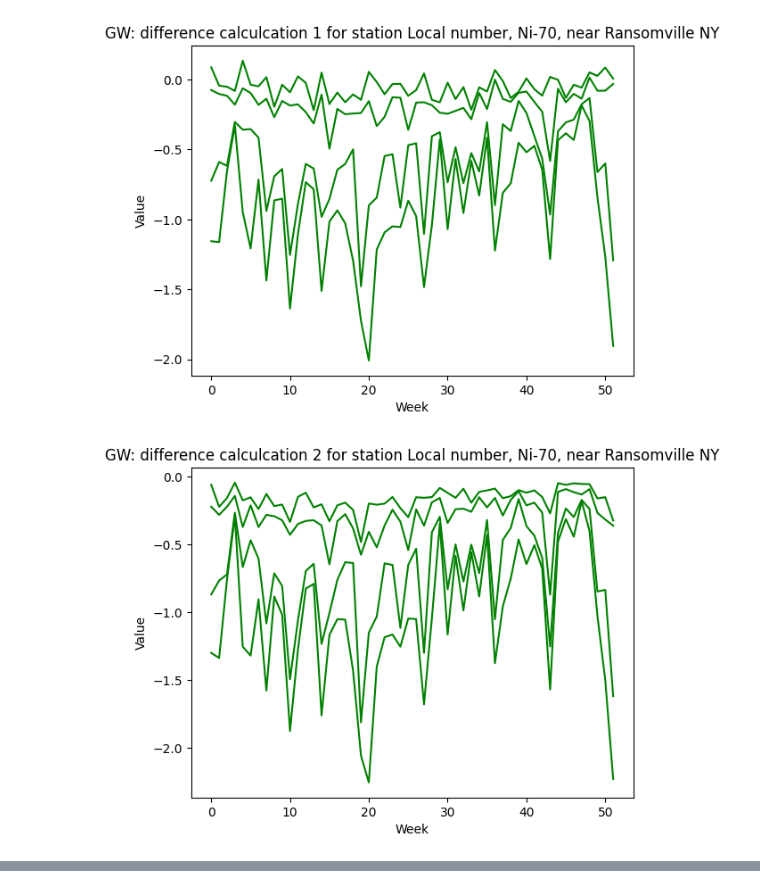
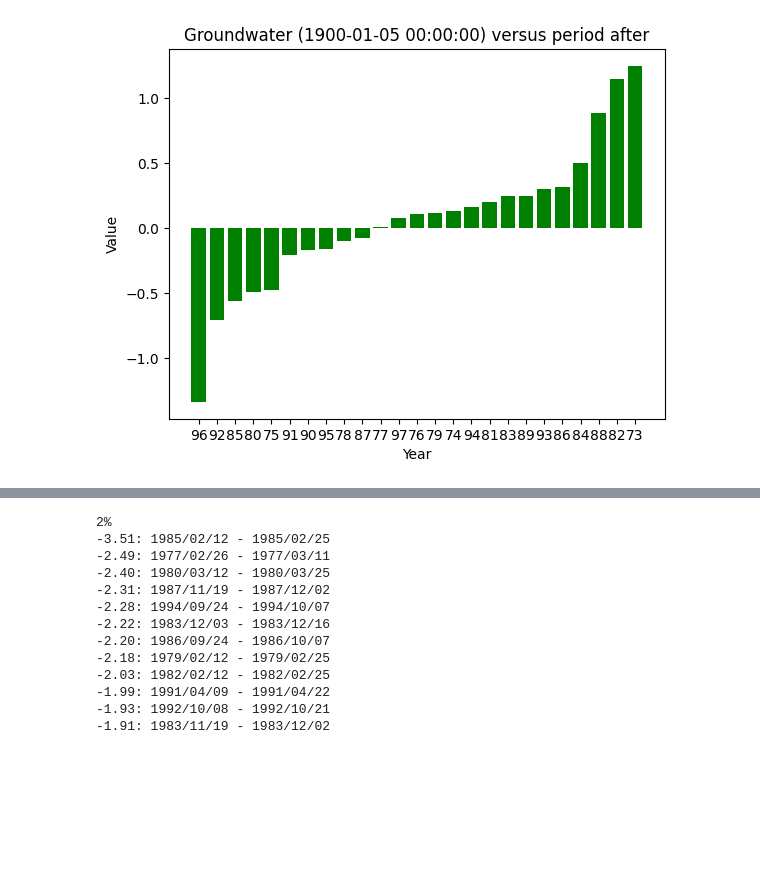
Before and after one commit to kschneider12/Cornell2024, a Jupyter notebook: test_journal.ipynb, the cells around one changed output, grey strips where cells are left out. Drawn from its saved outputs; the diff is of its cells as text; code cells hidden in the pictures; blank space fills up the shorter version.

```diff
--- a/test_journal.ipynb
+++ b/test_journal.ipynb
@@ -336,6 +454,6 @@ def graph_comparison(data, date, start_date, end_date, index_of_site, window, pl
 # %%
 # percentiles!
-NY_STATIONS = [569, 527, 509, 472, 487, 548, 526, 587, 490, 466, 489, 561, 486, 327, 422, 39, 18, 578]
+NY_STATIONS = [580, 538, 520, 483, 498, 559, 537, 598, 501, 477, 500, 572, 497, 328, 426, 40, 19, 589]
 VT_STATIONS = [13, 14]
 MA_STATIONS = [90, 165, 163, 119, 150, 144]
 ME_STATIONS = [2]
@@ -488,13 +658,29 @@ gather percentiles for top ___ stations
         return of percentile and value
 print out median (50%tile)
 see how percentiles vary throughout the year
+
+
+do a panel
+by week, show average difference by week
+plot mean that is getting changed by
+plot
+do multi panel week
+
+do 4 weeks to 4 weeks comparison
+
+
+combine all values (25 values for ex) for a week into one list and get percentile of THAT
+graph 1% all the way to 99%
+
+
+start stream flow analysis
 '''
 import statistics as stats
 state = "NY"
 start_date = "1900"
 end_date = "2023"
 year = "2000"
-date = "10-05"
+date = "01-05"
 window_in_wks = 0.5
 percentile = [5]
 
@@ -502,11 +688,13 @@ data = get_usgs_gw1(state, start_date, end_date)
 #compare_to_mean(data, state, "2020", start_date, end_date, 13, True)
 #gw_month_over_years(data, state, start_date, end_date, "Apr", 13, True)
 #gw_one_year(data, state, year, 13, True)
-differences(data, date, start_date, end_date, 569, window_in_wks)
-#graph_comparison(data, date, start_date, end_date, 569, window_in_wks, True, percentile)
+#differences(data, date, start_date, end_date, 580, window_in_wks)
+graph_comparison(data, date, start_date, end_date, 580, window_in_wks, True, percentile)
 #percent(data, "01-05", start_date, end_date, percentile, state, "all")
 #percentile = [5,10,25,33]
-#a = percent(data, "01-05", start_date, end_date, percentile, state, "569")
+#a = percent(data, "01-05", start_date, end_date, percentile, state, "580")
 #for i in range(52):
     #print(f'{percentile}%: Week {i + 1}: {a[i]:.2f}')
+using_all_weeks(data, date, start_date, end_date, 580, 2)
+#differences(data, "01-14", start_date, end_date, 580, 2)
 # %% [output]
@@ -513,2 +703 @@ differences(data, date, start_date, end_date, 569, window_in_wks)
-[figure, old version]
+[figure, new version]
-[figure, removed]
@@ -517,3 +704,16 @@ differences(data, date, start_date, end_date, 569, window_in_wks)
+2%
+-3.51: 1985/02/12 - 1985/02/25
+-2.49: 1977/02/26 - 1977/03/11
+-2.40: 1980/03/12 - 1980/03/25
+-2.31: 1987/11/19 - 1987/12/02
+-2.28: 1994/09/24 - 1994/10/07
+-2.22: 1983/12/03 - 1983/12/16
+-2.20: 1986/09/24 - 1986/10/07
+-2.18: 1979/02/12 - 1979/02/25
+-2.03: 1982/02/12 - 1982/02/25
+-1.99: 1991/04/09 - 1991/04/22
+-1.93: 1992/10/08 - 1992/10/21
+-1.91: 1983/11/19 - 1983/12/02
 # %%
 # Gather Site Data
 import datetime as dt
```
Also changed, not shown: parts of 10 cells of this notebook, 5 other files.
